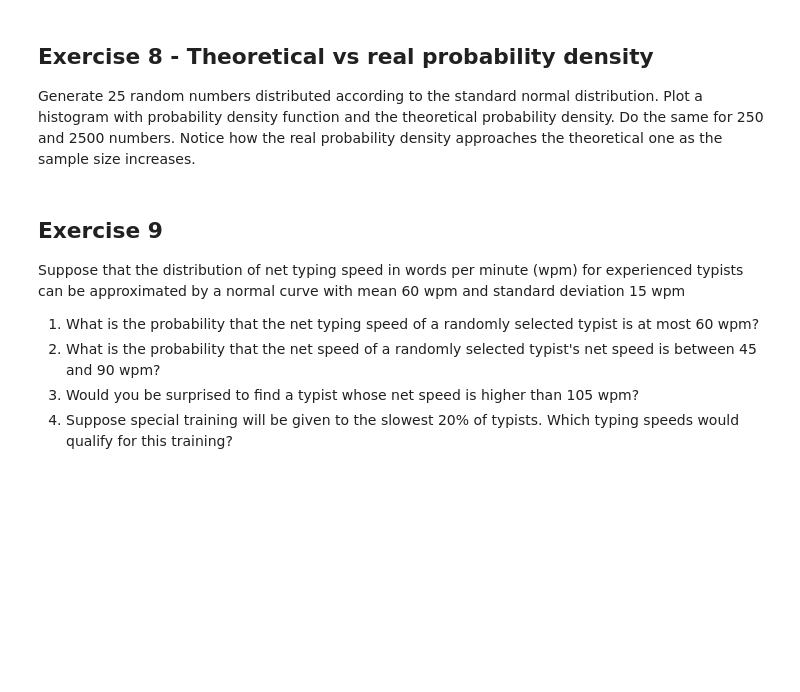
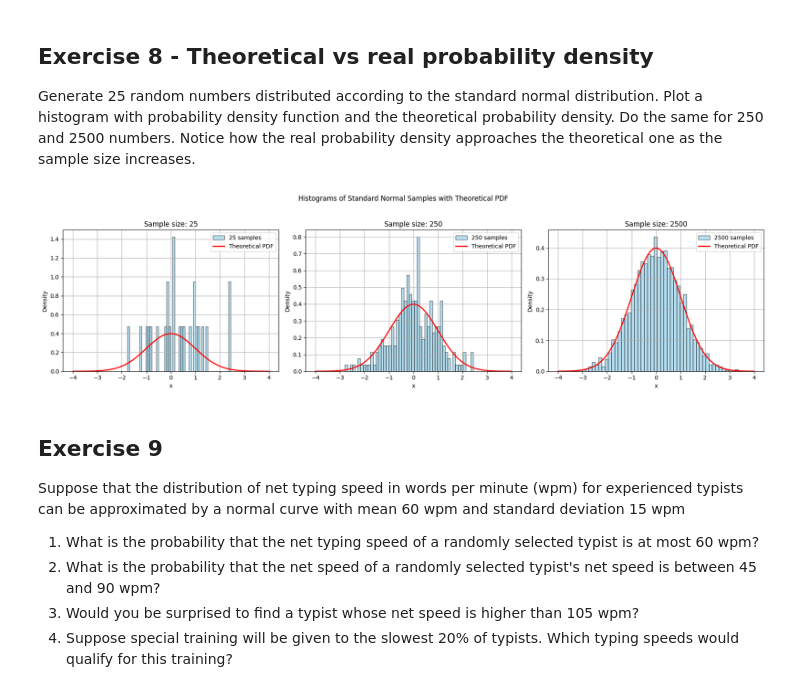
Before and after one commit to BrentVervaet/dsai-labs-bv, a Jupyter notebook: 3-central-limit-testing/lab-3.01-probability-2024.ipynb, the cells around one changed output. Drawn from its saved outputs; the diff is of its cells as text; code cells hidden in the pictures; blank space fills up the shorter version.

```diff
--- a/3-central-limit-testing/lab-3.01-probability-2024.ipynb
+++ b/3-central-limit-testing/lab-3.01-probability-2024.ipynb
@@ -157,6 +207,38 @@ What is the area under the density function between  x=0.5  and  x=4 . (Answer =
 Generate 25 random numbers distributed according to the standard normal distribution. Plot a histogram with probability density function and the theoretical probability density.
 Do the same for 250 and 2500 numbers.
 Notice how the real probability density approaches the theoretical one as the sample size increases.
+# %%
+sample_sizes = [25, 250, 2500]
+
+# Create x values for theoretical PDF
+x = np.linspace(-4, 4, 1000)
+theoretical_pdf = stats.norm.pdf(x, loc=0, scale=1)
+
+# Plotting
+fig, axes = plt.subplots(1, 3, figsize=(18, 5))
+
+for i, n in enumerate(sample_sizes):
+    # Generate n standard normal samples
+    data = np.random.normal(loc=0, scale=1, size=n)
+
+    # Plot histogram
+    axes[i].hist(data, bins=50, density=True, alpha=0.6, color='skyblue', edgecolor='black', label=f'{n} samples')
+
+    # Plot theoretical PDF
+    axes[i].plot(x, theoretical_pdf, 'r-', lw=2, label='Theoretical PDF')
+
+    # Formatting
+    axes[i].set_title(f'Sample size: {n}')
+    axes[i].set_xlabel('x')
+    axes[i].set_ylabel('Density')
+    axes[i].legend()
+    axes[i].grid(True)
+
+plt.suptitle('Histograms of Standard Normal Samples with Theoretical PDF')
+plt.tight_layout(rect=[0, 0, 1, 0.95])
+plt.show()
+# %% [output]
+[figure, added]
 # %% [markdown]
 ## Exercise 9
 
```
Also changed, not shown: parts of 8 cells of this notebook, 1 other file.
